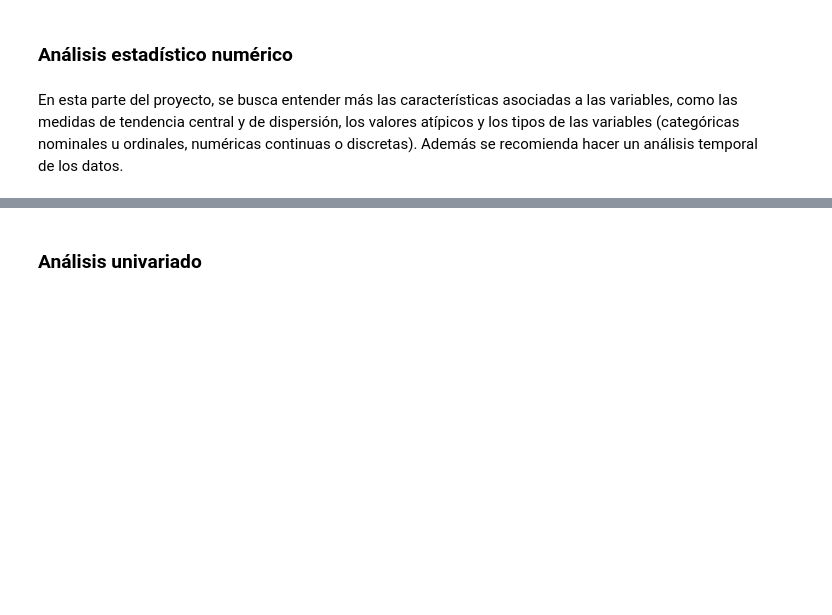
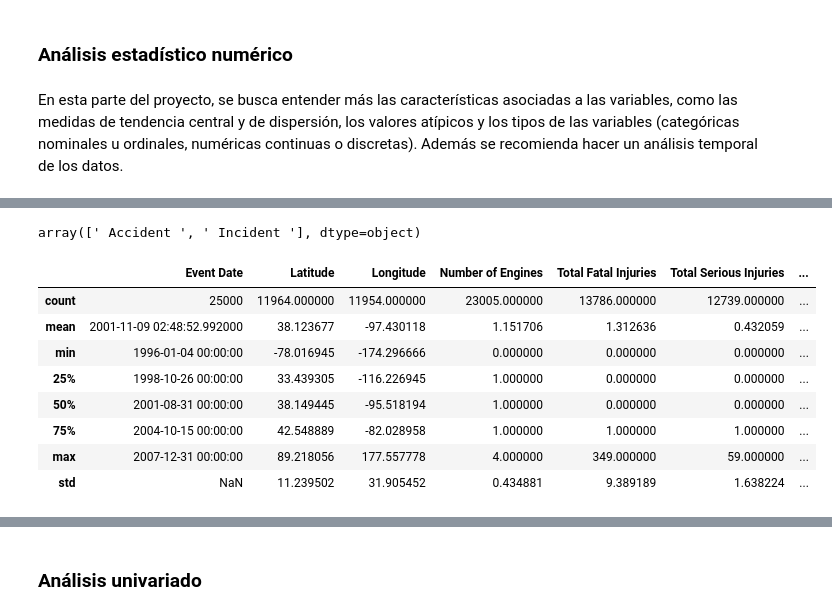
Before and after one commit to jknorenab/machine_learning_course, a Jupyter notebook: aviation_accidents/notebooks/aviation_accidents.ipynb, the cells around one changed output, grey strips where cells are left out. Cells and saved outputs as stored; diff of their text form; code cells hidden in the pictures; blank space fills up the shorter version.

```diff
--- a/aviation_accidents/notebooks/aviation_accidents.ipynb
+++ b/aviation_accidents/notebooks/aviation_accidents.ipynb
@@ -53,0 +114,18 @@ En esta parte del proyecto, se busca entender más las características asociada
+# %%
+#vemos que tienen espacios al principio y al final
+df['Investigation Type'].unique()
+# %% [output]
+array([' Accident ', ' Incident '], dtype=object)
+# %%
+#lo que estabamos haciendo arriba a mano, lo podemos hacer con la función df.describe
+df.describe(datetime_is_numeric=True)
+# %% [output]
+|  | Event Date | Latitude | Longitude | Number of Engines | Total Fatal Injuries | Total Serious Injuries | ... |
+| count | 25000 | 11964.000000 | 11954.000000 | 23005.000000 | 13786.000000 | 12739.000000 | ... |
+| mean | 2001-11-09 02:48:52.992000 | 38.123677 | -97.430118 | 1.151706 | 1.312636 | 0.432059 | ... |
+| min | 1996-01-04 00:00:00 | -78.016945 | -174.296666 | 0.000000 | 0.000000 | 0.000000 | ... |
+| 25% | 1998-10-26 00:00:00 | 33.439305 | -116.226945 | 1.000000 | 0.000000 | 0.000000 | ... |
+| 50% | 2001-08-31 00:00:00 | 38.149445 | -95.518194 | 1.000000 | 0.000000 | 0.000000 | ... |
+| 75% | 2004-10-15 00:00:00 | 42.548889 | -82.028958 | 1.000000 | 1.000000 | 1.000000 | ... |
+| max | 2007-12-31 00:00:00 | 89.218056 | 177.557778 | 4.000000 | 349.000000 | 59.000000 | ... |
+| std | NaN | 11.239502 | 31.905452 | 0.434881 | 9.389189 | 1.638224 | ... |
```
Also changed, not shown: parts of 24 cells of this notebook.
